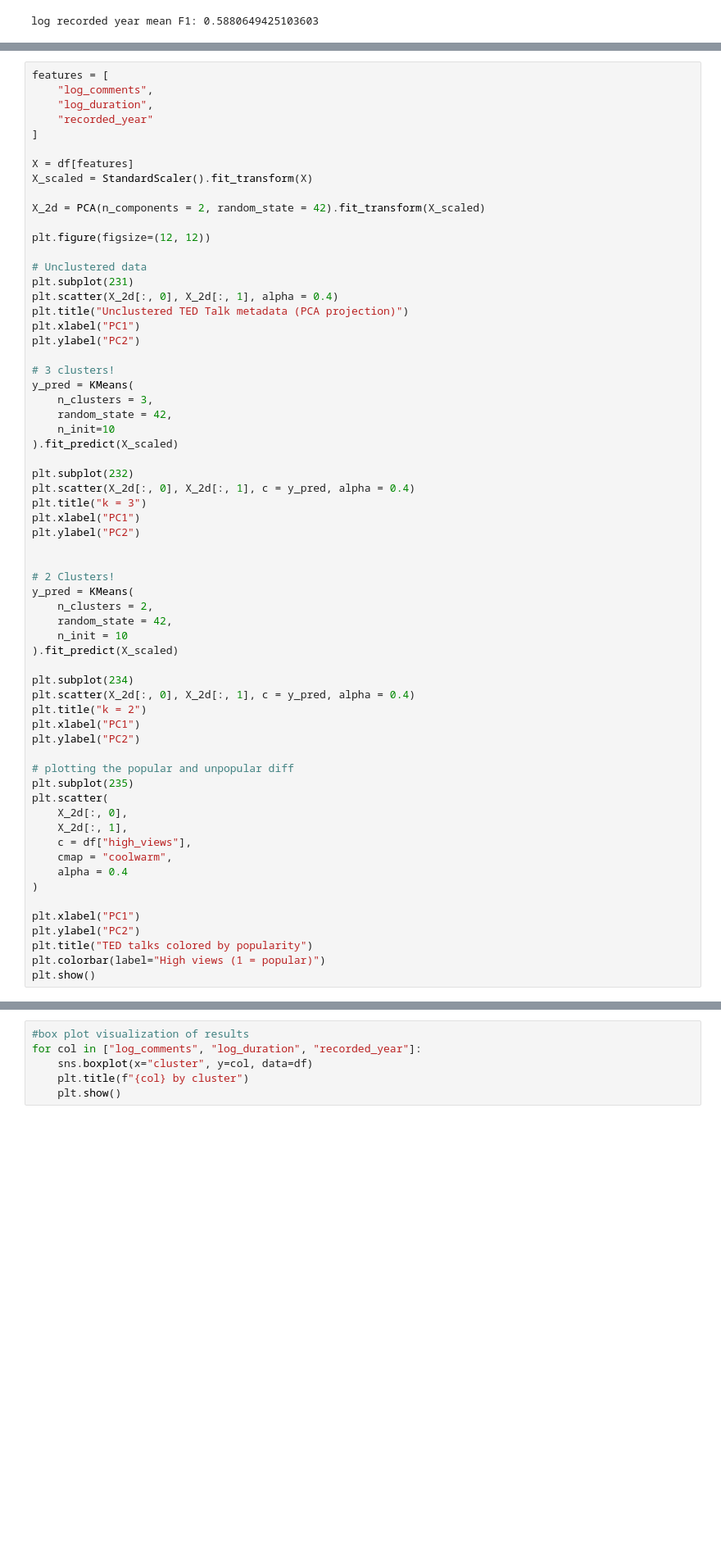
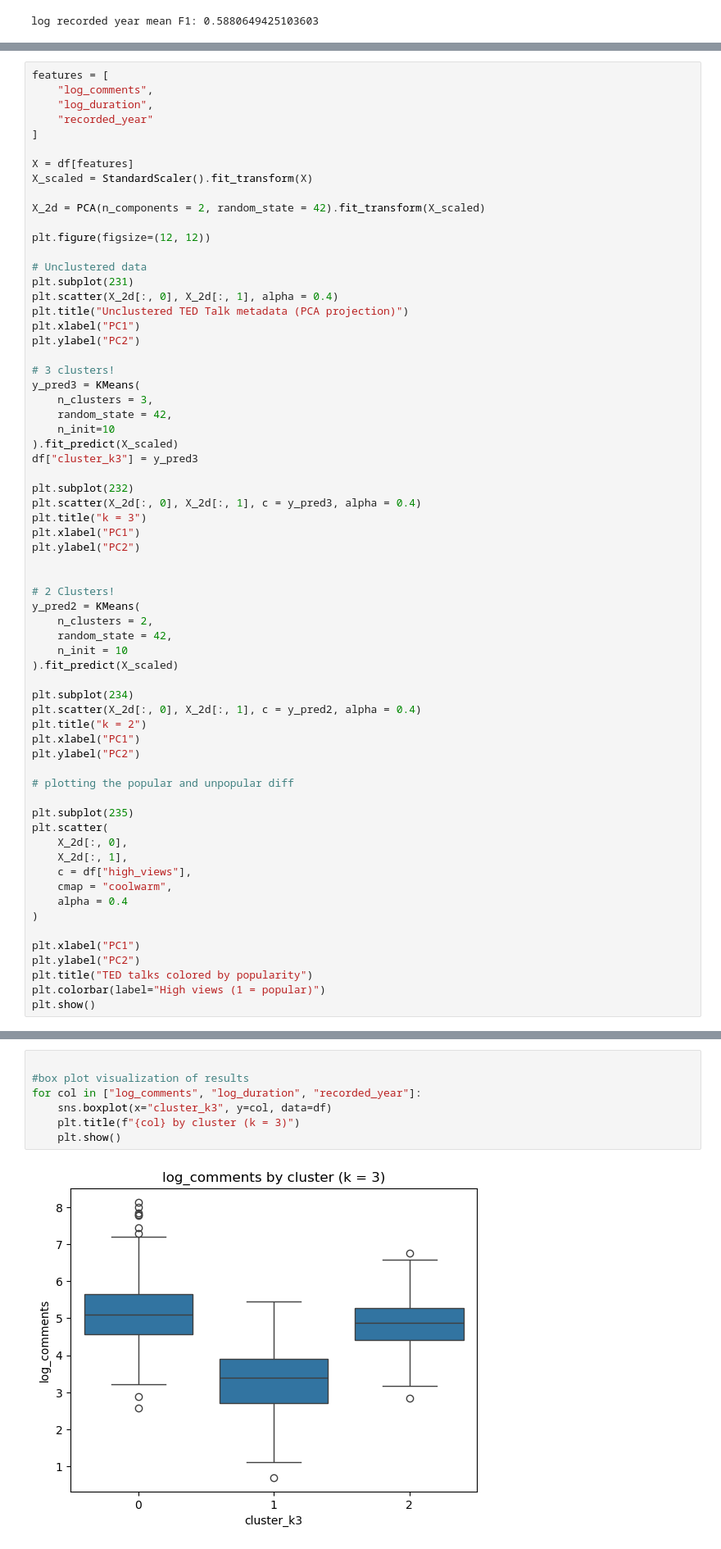
Before and after one commit to kyleenaxin/3350-final, a Jupyter notebook: project.ipynb, the cells around one changed output, grey strips where cells are left out. Shown at 82% size. Drawn from its saved outputs; the diff is of its cells as text; blank space fills up the shorter version.

Commit message:
fixed kmeans errors

```diff
--- a/project.ipynb
+++ b/project.ipynb
@@ -432,33 +426,35 @@ plt.xlabel("PC1")
 plt.ylabel("PC2")
 
 # 3 clusters!
-y_pred = KMeans(
+y_pred3 = KMeans(
     n_clusters = 3,
     random_state = 42,
     n_init=10
 ).fit_predict(X_scaled)
+df["cluster_k3"] = y_pred3
 
 plt.subplot(232)
-plt.scatter(X_2d[:, 0], X_2d[:, 1], c = y_pred, alpha = 0.4)
+plt.scatter(X_2d[:, 0], X_2d[:, 1], c = y_pred3, alpha = 0.4)
 plt.title("k = 3")
 plt.xlabel("PC1")
 plt.ylabel("PC2")
 
 
 # 2 Clusters!
-y_pred = KMeans(
+y_pred2 = KMeans(
     n_clusters = 2,
     random_state = 42,
     n_init = 10
 ).fit_predict(X_scaled)
 
 plt.subplot(234)
-plt.scatter(X_2d[:, 0], X_2d[:, 1], c = y_pred, alpha = 0.4)
+plt.scatter(X_2d[:, 0], X_2d[:, 1], c = y_pred2, alpha = 0.4)
 plt.title("k = 2")
 plt.xlabel("PC1")
 plt.ylabel("PC2")
 
 # plotting the popular and unpopular diff
+
 plt.subplot(235)
 plt.scatter(
     X_2d[:, 0],
@@ -482,6 +484,9 @@ KeyError: 'cluster'
 # %%
+
 #box plot visualization of results
 for col in ["log_comments", "log_duration", "recorded_year"]:
-    sns.boxplot(x="cluster", y=col, data=df)
-    plt.title(f"{col} by cluster")
+    sns.boxplot(x="cluster_k3", y=col, data=df)
+    plt.title(f"{col} by cluster (k = 3)")
     plt.show()
+# %% [output]
+[figure, added]
```
Also changed, not shown: parts of 34 cells of this notebook.
